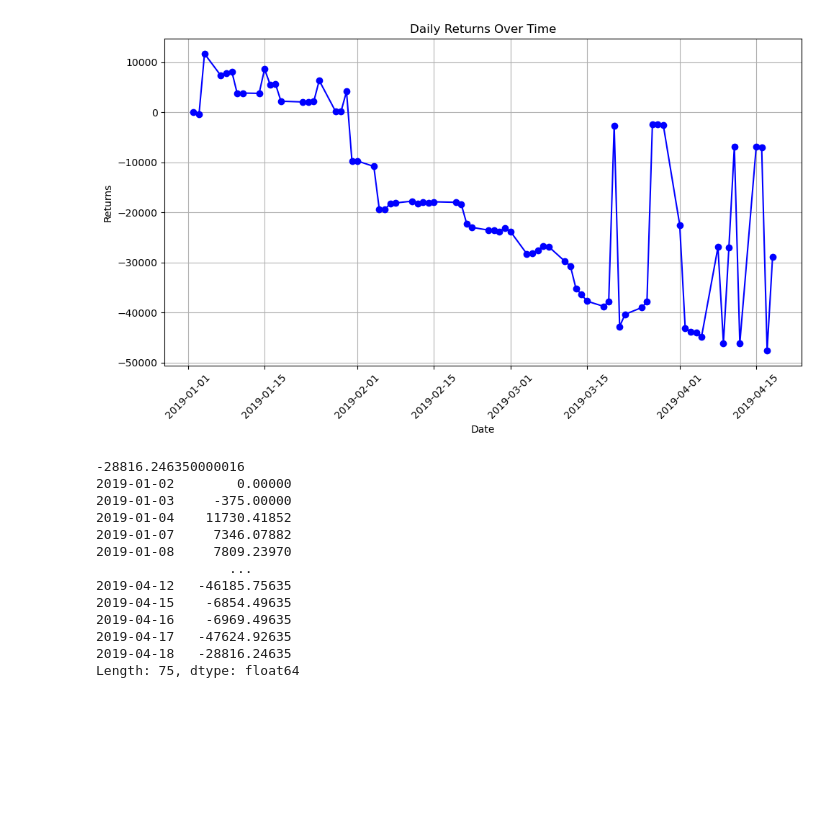
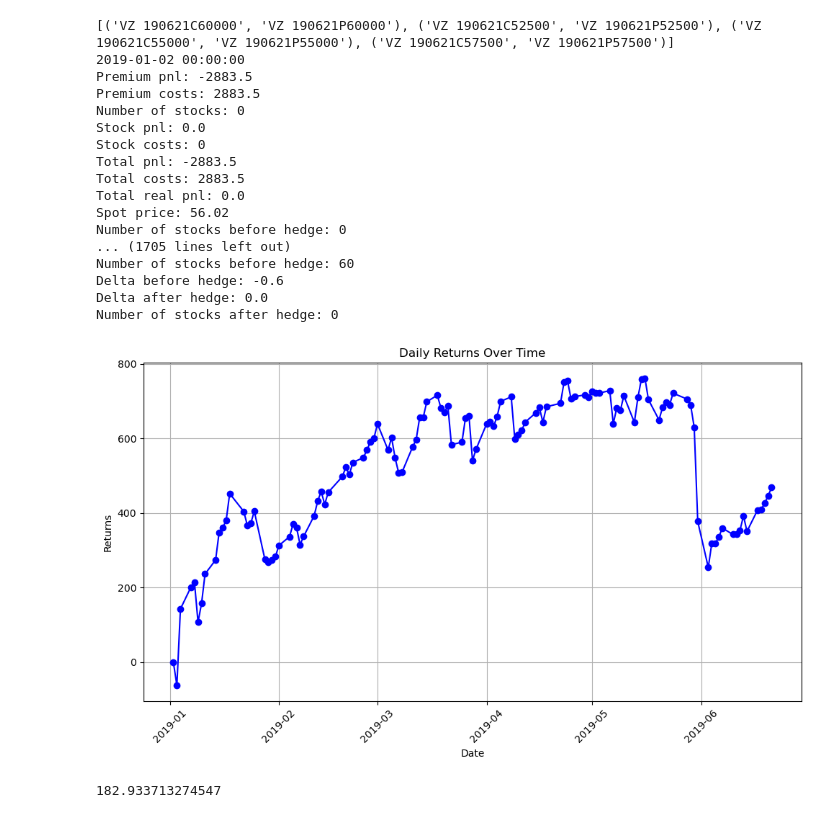
Before and after one commit to MehmetETiryaki/equitymarkets-project, a Jupyter notebook: short_straddle.ipynb, the cells around one changed output. Cells and saved outputs as stored; diff of their text form; code cells hidden in the pictures; blank space fills up the shorter version.

Commit message:
Updated short straddle

```diff
--- a/short_straddle.ipynb
+++ b/short_straddle.ipynb
@@ -22,4 +24,4 @@ AAPL_options_csv = 'apple_options.csv'
 AAPL_underlying_csv = 'apple_stocks.csv'
 AAPL_options = pd.read_csv(AAPL_options_csv, parse_dates = ["exdate", "date"])
 AAPL_underlying = pd.read_csv(AAPL_underlying_csv, parse_dates = ["date"])
-find_atm(AAPL_options_csv, AAPL_underlying_csv, pd.Timestamp(2022, 2, 28), 5, 90, 0.1)
+risk_free = pd.read_csv("DGS10.csv", parse_dates = ["DATE"])
@@ -154,30 +130,71 @@ NEW
+# %%
+# Execute the backtest
+daily_returns = backtest_short_straddle_with_premium_change(AAPL_options_csv, AAPL_underlying_csv, AAPL_options, AAPL_underlying, risk_free, AAPL_options['date'].min())
+# %%
+# Assuming daily_returns is a pandas Series with a datetime index
+plt.figure(figsize=(10, 6))  # Set the figure size
+plt.plot(daily_returns.index, daily_returns.values, marker='o', linestyle='-', color='b')  # Plot daily returns
+plt.title('Daily Returns Over Time')  # Set title
+plt.xlabel('Date')  # Set x-axis label
+plt.ylabel('Returns')  # Set y-axis label
+plt.grid(True)  # Show grid
+plt.xticks(rotation=45)  # Rotate x-axis labels for better readability
+plt.tight_layout()  # Adjust layout to make room for the rotated x-axis labels
+plt.show()  # Display the plot
+
+i = 0
+with open("daily_returns.txt", "w") as file:
+    for value in daily_returns:
+        file.write(str(value) + " " + str(daily_returns.index[i]) + "\n")
+        i += 1
+
+print("std:", statistics.stdev(daily_returns))
+# %%
+# Load Data
+VRZ_options_csv = 'verizon_options.csv'
+VRZ_underlying_csv = 'verizon_stocks.csv'
+VRZ_options = pd.read_csv(VRZ_options_csv, parse_dates = ["exdate", "date"])
+VRZ_underlying = pd.read_csv(VRZ_underlying_csv, parse_dates = ["date"])
+daily_returns = backtest_short_straddle_with_premium_change(VRZ_options_csv, VRZ_underlying_csv,VRZ_options, VRZ_underlying, risk_free, VRZ_options['date'].min())
+# %% [output]
+[('VZ 190621C60000', 'VZ 190621P60000'), ('VZ 190621C52500', 'VZ 190621P52500'), ('VZ 190621C55000', 'VZ 190621P55000'), ('VZ 190621C57500', 'VZ 190621P57500')]
+2019-01-02 00:00:00
+Premium pnl: -2883.5
+Premium costs: 2883.5
+Number of stocks: 0
+Stock pnl: 0.0
+Stock costs: 0
+Total pnl: -2883.5
+Total costs: 2883.5
+Total real pnl: 0.0
+Spot price: 56.02
+Number of stocks before hedge: 0
+... (1705 lines left out)
+Number of stocks before hedge: 60
+Delta before hedge: -0.6
+Delta after hedge: 0.0
+Number of stocks after hedge: 0
 # %%
 # Assuming daily_returns is a pandas Series with a datetime index
 plt.figure(figsize=(10, 6))  # Set the figure size
 plt.plot(daily_returns.index, daily_returns.values, marker='o', linestyle='-', color='b')  # Plot daily returns
 plt.title('Daily Returns Over Time')  # Set title
 plt.xlabel('Date')  # Set x-axis label
 plt.ylabel('Returns')  # Set y-axis label
 plt.grid(True)  # Show grid
 plt.xticks(rotation=45)  # Rotate x-axis labels for better readability
 plt.tight_layout()  # Adjust layout to make room for the rotated x-axis labels
 plt.show()  # Display the plot
 
-print(daily_returns[-1])
-print(daily_returns)
+i = 0
+with open("daily_returns.txt", "w") as file:
+    for value in daily_returns:
+        file.write(str(value) + " " + str(daily_returns.index[i]) + "\n")
+        i += 1
+
+
+print(statistics.stdev(daily_returns))
 # %% [output]
-[figure, old version]
+[figure, new version]
--28816.246350000016
-2019-01-02        0.00000
-2019-01-03     -375.00000
-2019-01-04    11730.41852
-2019-01-07     7346.07882
-2019-01-08     7809.23970
-                 ...
-2019-04-12   -46185.75635
-2019-04-15    -6854.49635
-2019-04-16    -6969.49635
-2019-04-17   -47624.92635
-2019-04-18   -28816.24635
-Length: 75, dtype: float64
+182.933713274547
 # %%
```
Also changed, not shown: parts of 7 cells of this notebook, 4 other files.
